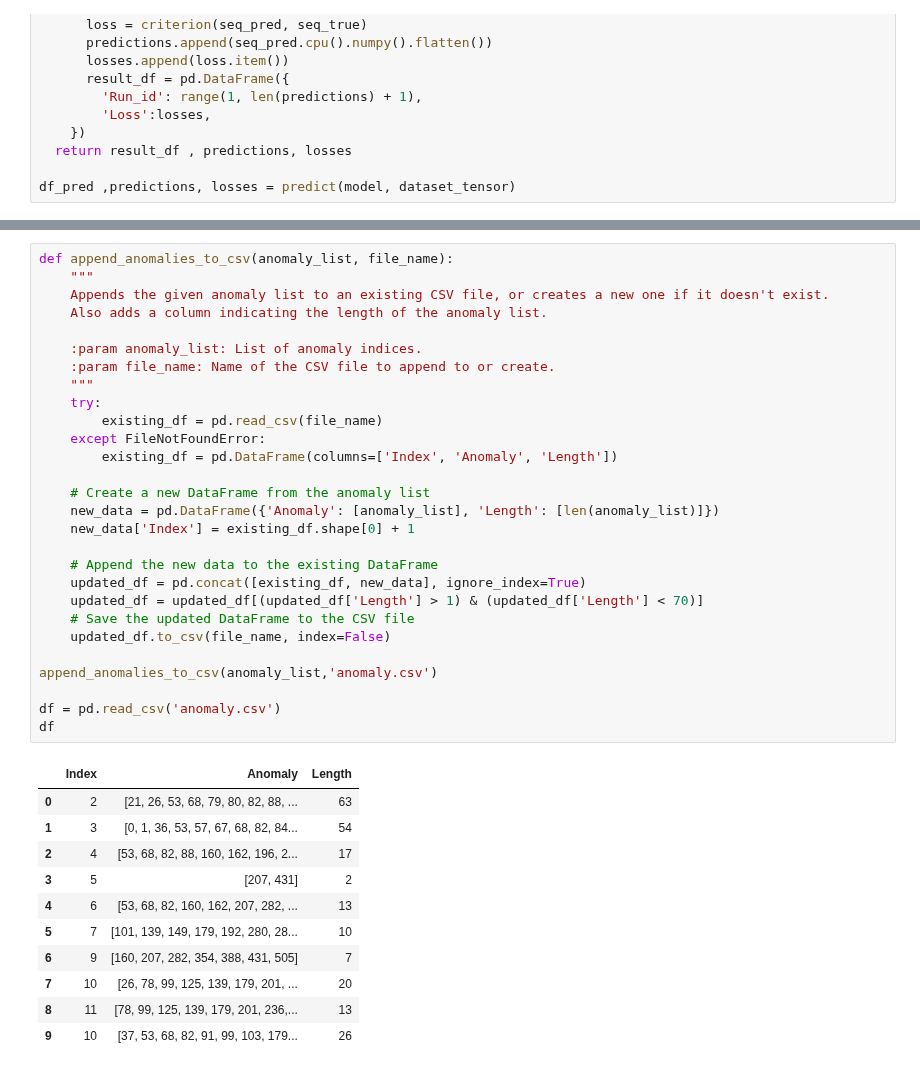
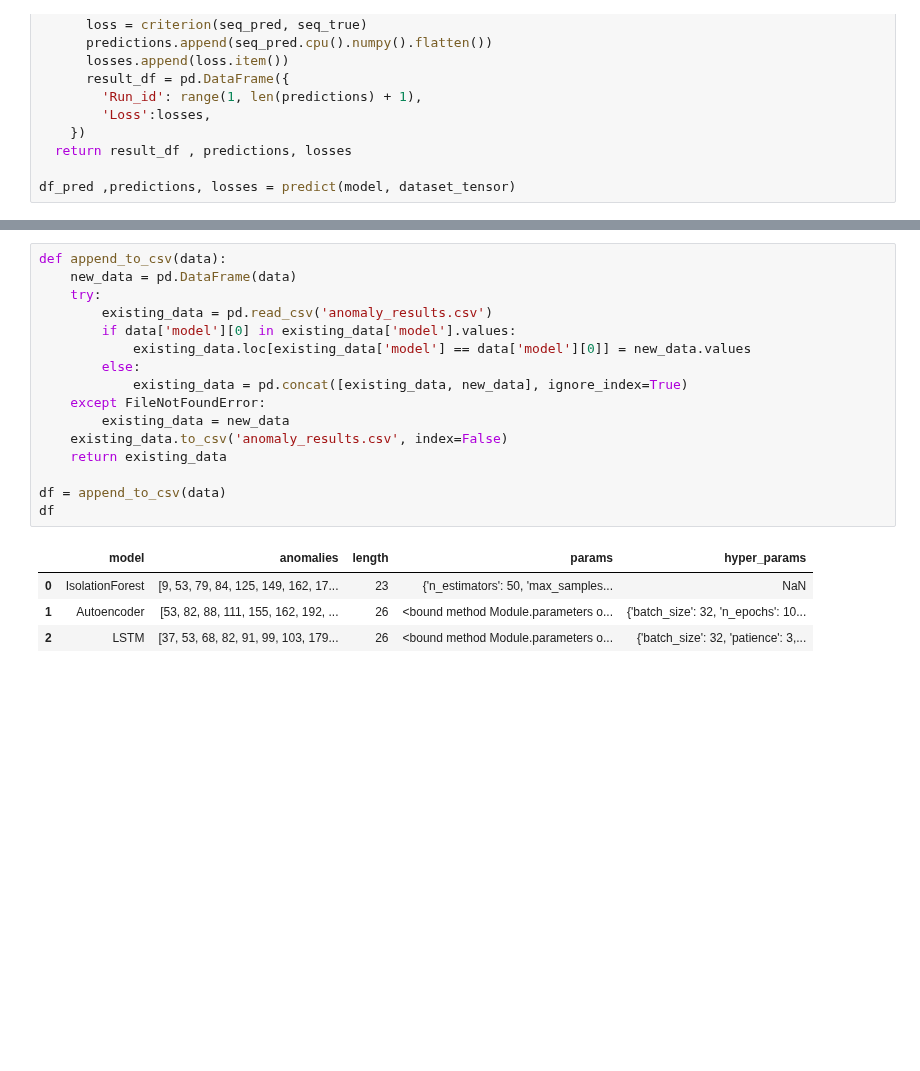
Before and after one commit to yoavlv/PHM_Data_challenge, a Jupyter notebook: models/LSTMModel.ipynb, the cells around one changed output, grey strips where cells are left out. Cells and saved outputs as stored; diff of their text form; blank space fills up the shorter version.

```diff
--- a/models/LSTMModel.ipynb
+++ b/models/LSTMModel.ipynb
@@ -291,41 +279,22 @@ Normal list (index): [12, 29, 45, 56, 63, 129, 137, 152, 157, 176, 178, 210, 216
 # %%
-def append_anomalies_to_csv(anomaly_list, file_name):
-    """
-    Appends the given anomaly list to an existing CSV file, or creates a new one if it doesn't exist.
-    Also adds a column indicating the length of the anomaly list.
+def append_to_csv(data):
+    new_data = pd.DataFrame(data)
+    try:
+        existing_data = pd.read_csv('anomaly_results.csv')
+        if data['model'][0] in existing_data['model'].values:
+            existing_data.loc[existing_data['model'] == data['model'][0]] = new_data.values
+        else:
+            existing_data = pd.concat([existing_data, new_data], ignore_index=True)
+    except FileNotFoundError:
+        existing_data = new_data
+    existing_data.to_csv('anomaly_results.csv', index=False)
+    return existing_data
 
-    :param anomaly_list: List of anomaly indices.
-    :param file_name: Name of the CSV file to append to or create.
-    """
-    try:
-        existing_df = pd.read_csv(file_name)
-    except FileNotFoundError:
-        existing_df = pd.DataFrame(columns=['Index', 'Anomaly', 'Length'])
-
-    # Create a new DataFrame from the anomaly list
-    new_data = pd.DataFrame({'Anomaly': [anomaly_list], 'Length': [len(anomaly_list)]})
-    new_data['Index'] = existing_df.shape[0] + 1
-
-    # Append the new data to the existing DataFrame
-    updated_df = pd.concat([existing_df, new_data], ignore_index=True)
-    updated_df = updated_df[(updated_df['Length'] > 1) & (updated_df['Length'] < 70)]
-    # Save the updated DataFrame to the CSV file
-    updated_df.to_csv(file_name, index=False)
-
-append_anomalies_to_csv(anomaly_list,'anomaly.csv')
-
-df = pd.read_csv('anomaly.csv')
+df = append_to_csv(data)
 df
 # %% [output]
-|  | Index | Anomaly | Length |
-| 0 | 2 | [21, 26, 53, 68, 79, 80, 82, 88, ... | 63 |
-| 1 | 3 | [0, 1, 36, 53, 57, 67, 68, 82, 84... | 54 |
-| 2 | 4 | [53, 68, 82, 88, 160, 162, 196, 2... | 17 |
-| 3 | 5 | [207, 431] | 2 |
-| 4 | 6 | [53, 68, 82, 160, 162, 207, 282, ... | 13 |
-| 5 | 7 | [101, 139, 149, 179, 192, 280, 28... | 10 |
-| 6 | 9 | [160, 207, 282, 354, 388, 431, 505] | 7 |
-| 7 | 10 | [26, 78, 99, 125, 139, 179, 201, ... | 20 |
-| 8 | 11 | [78, 99, 125, 139, 179, 201, 236,... | 13 |
-| 9 | 10 | [37, 53, 68, 82, 91, 99, 103, 179... | 26 |
+|  | model | anomalies | length | params | hyper_params |
+| 0 | IsolationForest | [9, 53, 79, 84, 125, 149, 162, 17... | 23 | {'n_estimators': 50, 'max_samples... | NaN |
+| 1 | Autoencoder | [53, 82, 88, 111, 155, 162, 192, ... | 26 | <bound method Module.parameters o... | {'batch_size': 32, 'n_epochs': 10... |
+| 2 | LSTM | [37, 53, 68, 82, 91, 99, 103, 179... | 26 | <bound method Module.parameters o... | {'batch_size': 32, 'patience': 3,... |
 # %%
```
Also changed, not shown: parts of 8 cells of this notebook, 16 other files.
